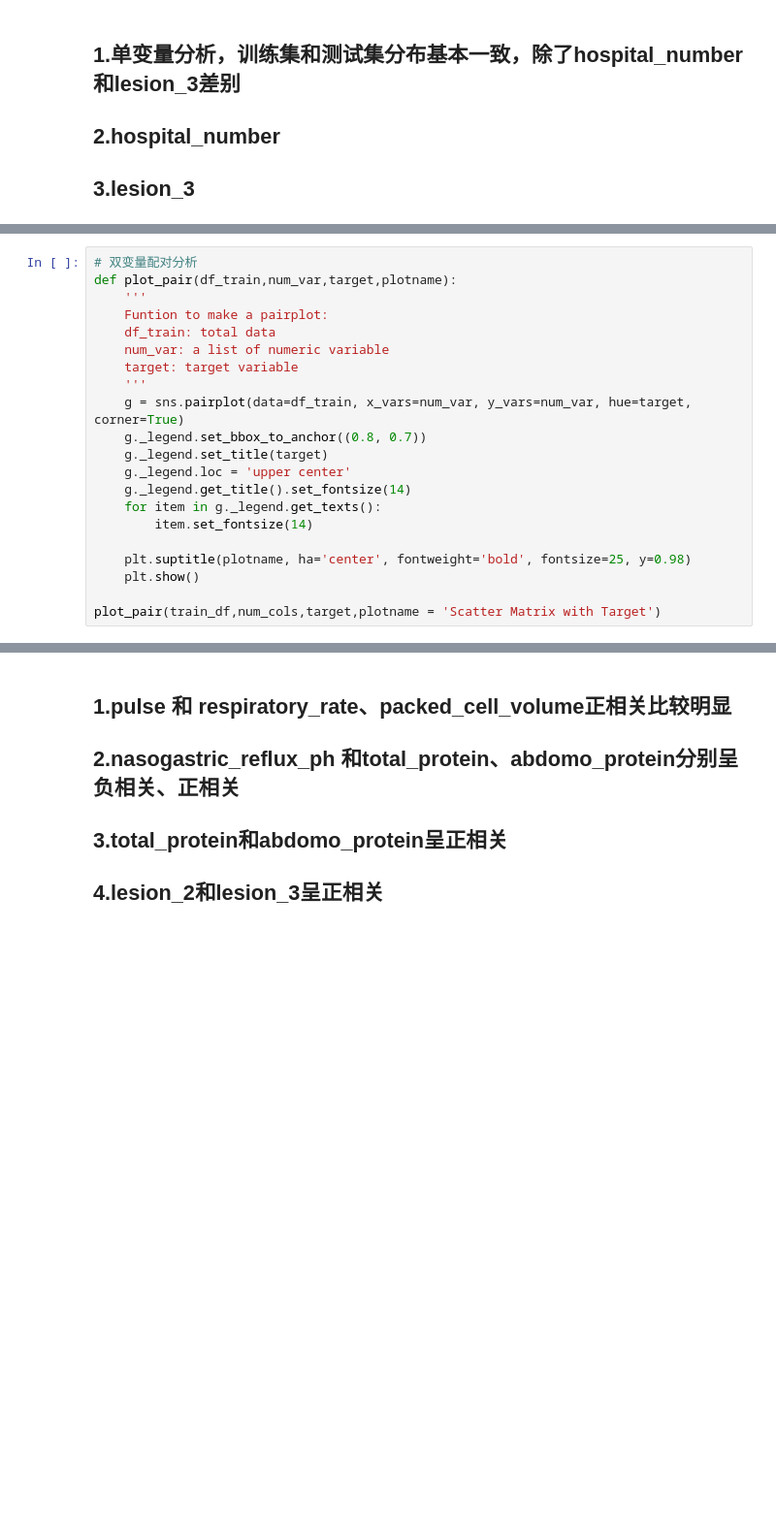
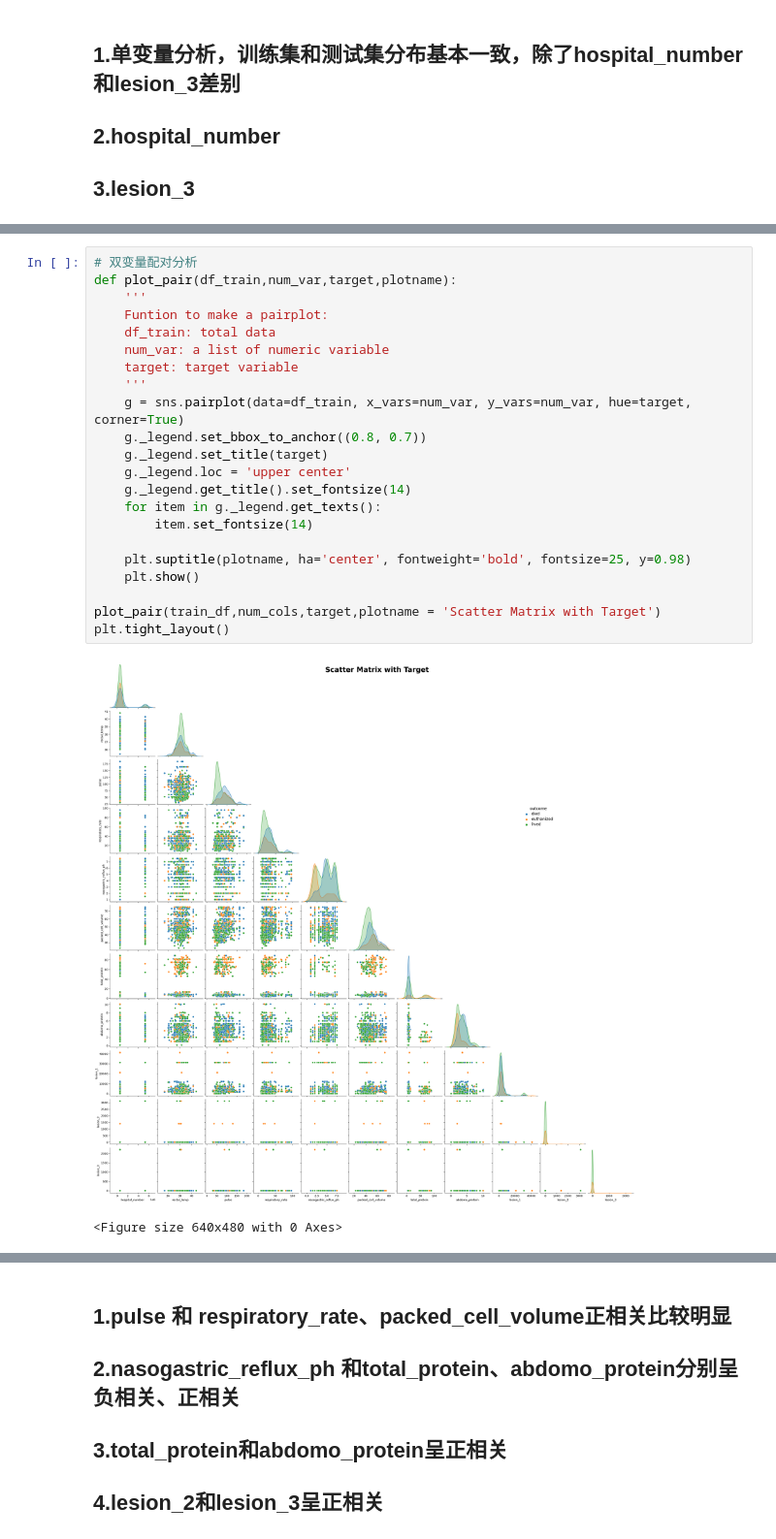
Before and after one commit to TaurrBen/Kaggle, a Jupyter notebook: 1-predicthealthoutcomesofhorses.ipynb, the cells around one changed output, grey strips where cells are left out. Shown at 97% size. Cells and saved outputs as stored; diff of their text form; blank space fills up the shorter version.

```diff
--- a/1-predicthealthoutcomesofhorses.ipynb
+++ b/1-predicthealthoutcomesofhorses.ipynb
@@ -445,22 +469,26 @@ plot_count(test_df,[cat_col for cat_col in cat_cols if cat_col != target],3,None
 # %%
 # 双变量配对分析
 def plot_pair(df_train,num_var,target,plotname):
     '''
     Funtion to make a pairplot:
     df_train: total data
     num_var: a list of numeric variable
     target: target variable
     '''
     g = sns.pairplot(data=df_train, x_vars=num_var, y_vars=num_var, hue=target, corner=True)
     g._legend.set_bbox_to_anchor((0.8, 0.7))
     g._legend.set_title(target)
     g._legend.loc = 'upper center'
     g._legend.get_title().set_fontsize(14)
     for item in g._legend.get_texts():
         item.set_fontsize(14)
 
     plt.suptitle(plotname, ha='center', fontweight='bold', fontsize=25, y=0.98)
     plt.show()
 
 plot_pair(train_df,num_cols,target,plotname = 'Scatter Matrix with Target')
+plt.tight_layout()
+# %% [output]
+[figure, added]
+<Figure size 640x480 with 0 Axes>
 # %%
```
Also changed, not shown: parts of 12 cells of this notebook, 1 other file.
